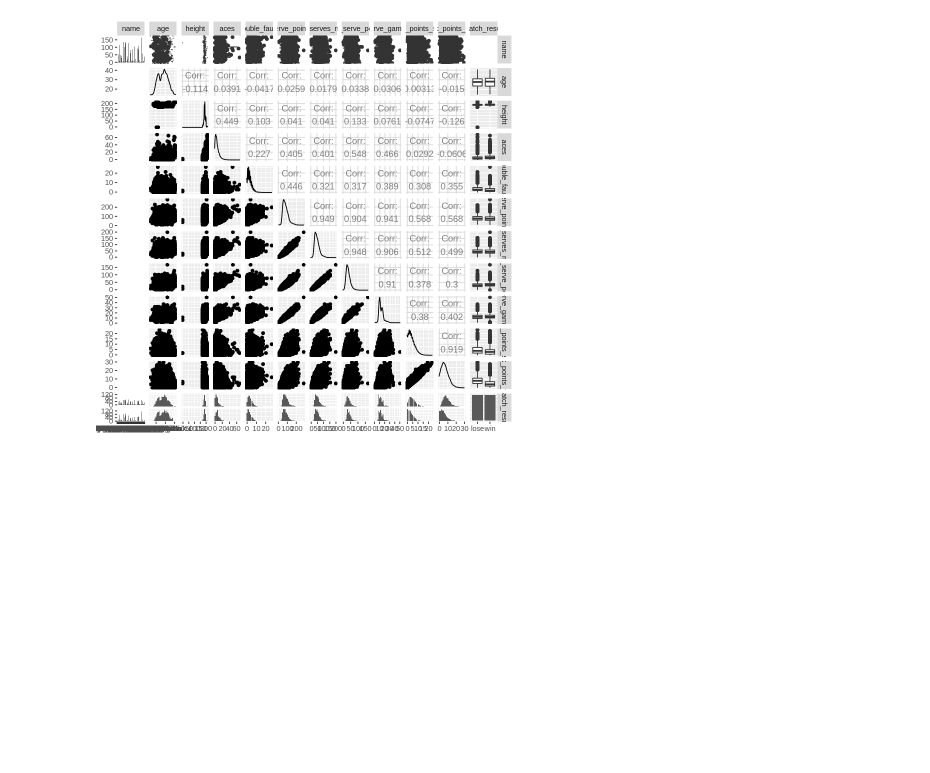
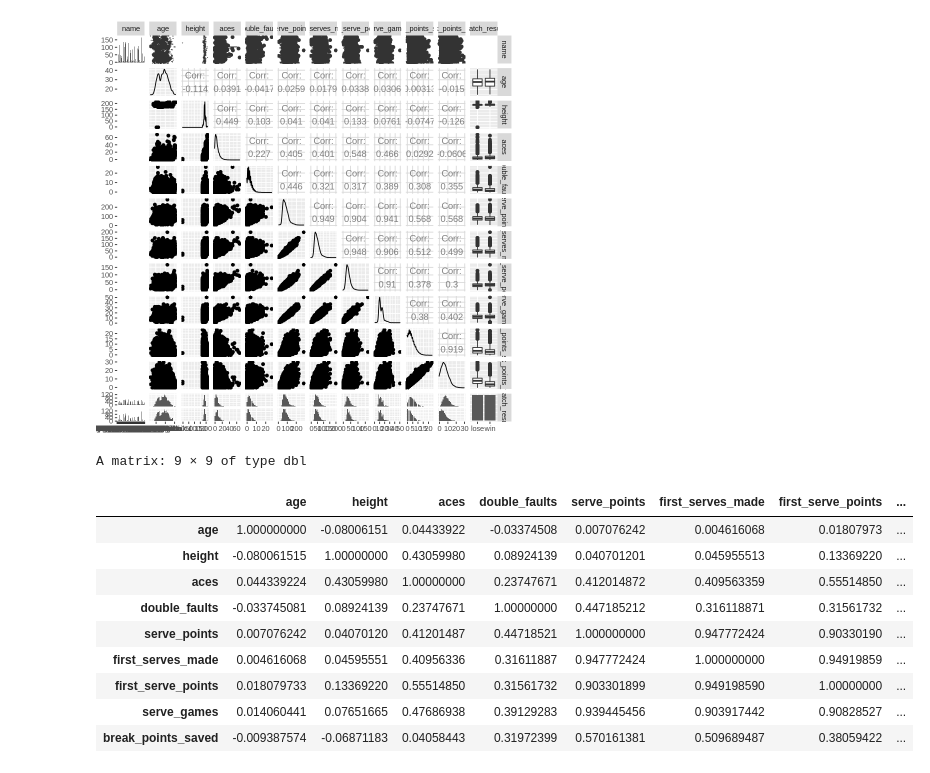
Before and after one commit to sleung124/DSCI100_group_proj, a Jupyter notebook: tennis_analysis.ipynb, the cells around one changed output. Cells and saved outputs as stored; diff of their text form; code cells hidden in the pictures; blank space fills up the shorter version.

```diff
--- a/tennis_analysis.ipynb
+++ b/tennis_analysis.ipynb
@@ -207,3 +205,18 @@ Warning message:
 Warning message:
 “Removed 350 rows containing non-finite values (stat_bin).”
 [figure]
+# %%
+options(repr.matrix.max.rows = 10)
+cor(drop_na(tennis_train[,2:10]))
+# %% [output]
+A matrix: 9 × 9 of type dbl
+|  | age | height | aces | double_faults | serve_points | first_serves_made | first_serve_points | ... |
+| age | 1.000000000 | -0.08006151 | 0.04433922 | -0.03374508 | 0.007076242 | 0.004616068 | 0.01807973 | ... |
+| height | -0.080061515 | 1.00000000 | 0.43059980 | 0.08924139 | 0.040701201 | 0.045955513 | 0.13369220 | ... |
+| aces | 0.044339224 | 0.43059980 | 1.00000000 | 0.23747671 | 0.412014872 | 0.409563359 | 0.55514850 | ... |
+| double_faults | -0.033745081 | 0.08924139 | 0.23747671 | 1.00000000 | 0.447185212 | 0.316118871 | 0.31561732 | ... |
+| serve_points | 0.007076242 | 0.04070120 | 0.41201487 | 0.44718521 | 1.000000000 | 0.947772424 | 0.90330190 | ... |
+| first_serves_made | 0.004616068 | 0.04595551 | 0.40956336 | 0.31611887 | 0.947772424 | 1.000000000 | 0.94919859 | ... |
+| first_serve_points | 0.018079733 | 0.13369220 | 0.55514850 | 0.31561732 | 0.903301899 | 0.949198590 | 1.00000000 | ... |
+| serve_games | 0.014060441 | 0.07651665 | 0.47686938 | 0.39129283 | 0.939445456 | 0.903917442 | 0.90828527 | ... |
+| break_points_saved | -0.009387574 | -0.06871183 | 0.04058443 | 0.31972399 | 0.570161381 | 0.509689487 | 0.38059422 | ... |
```
Also changed, not shown: parts of 5 cells of this notebook.
